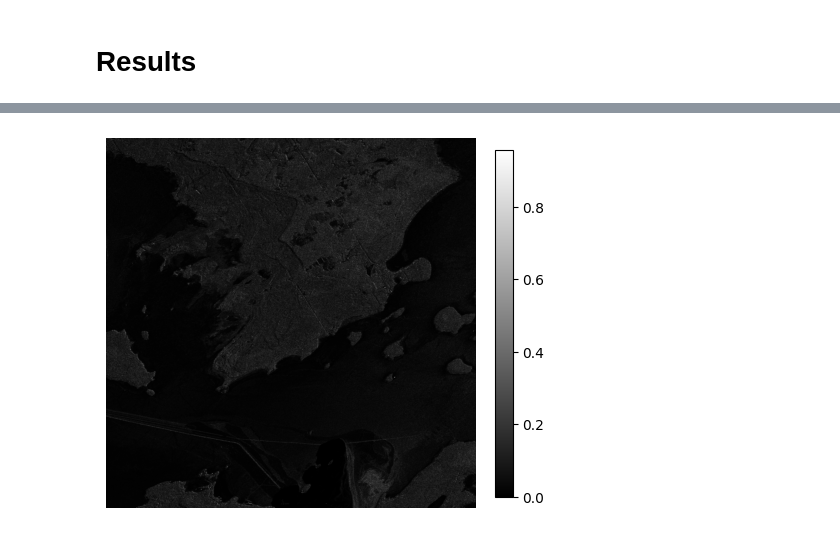
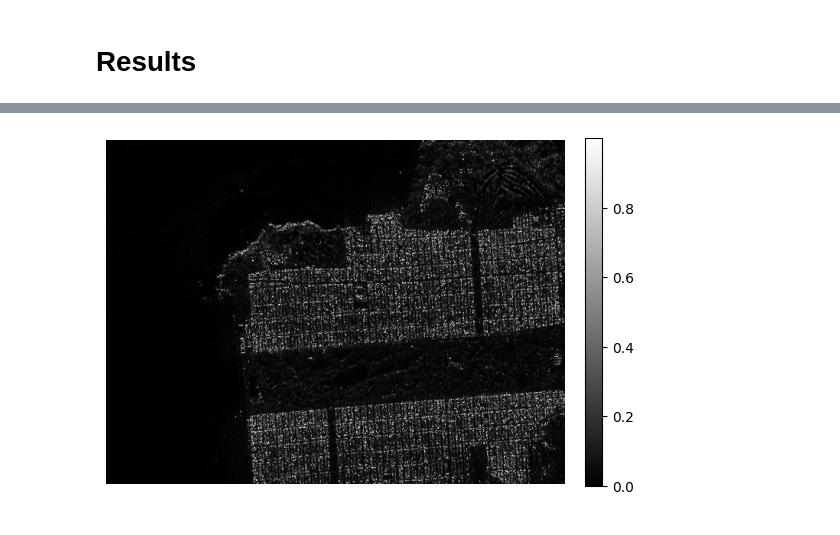
Before and after one commit to jeovafarias/SAR-Roughness-Estimation-Neural-Nets, a Jupyter notebook: Roughness_Map_SAR_Estimation.ipynb, the cells around one changed output, grey strips where cells are left out. Drawn from its saved outputs; the diff is of its cells as text; code cells hidden in the pictures.

```diff
--- a/Roughness_Map_SAR_Estimation.ipynb
+++ b/Roughness_Map_SAR_Estimation.ipynb
@@ -64,7 +61,7 @@ Tue May 30 14:48:35 2023
 # %% [markdown]
 ## Parameters
 # %%
-L = 1
+L = 4
 img_size = (10, 10)
 ds_size = 1000
 num_moments = 2
@@ -152,10 +149,8 @@ class NeuralNet(nn.Module):
         self.conv1 = nn.Conv2d(num_moments, 8, kernel_size=1)
         self.conv2 = nn.Conv2d(8, 4, kernel_size=1)
         self.conv3 = nn.Conv2d(4, 1, kernel_size=1)
-        # self.AC1 = nn.Tanh()
-        # self.AC2 = nn.Tanh()
-        self.AC1 = nn.ReLU()
-        self.AC2 = nn.ReLU()
+        self.AC1 = nn.Tanh()
+        self.AC2 = nn.Tanh()
 
     def forward(self, x):
         x = self.conv1(x)
@@ -279,8 +265,0 @@ tensor(1.4877, device='cuda:0', grad_fn=<StdBackward0>)
-# %%
-drive.mount('/content/drive')
-root_path = '/content/drive/MyDrive/cs thesis - Li Fan/results'
-data_path = root_path+'/mse_new/imgs/San Francisco'
-model_path = root_path+'/mse_new/model_3_L1.pth'
-
-model.load_state_dict(torch.load(model_path))
-model.eval()
@@ -296,46 +266,38 @@ NeuralNet(
 # %%
-from PIL import Image
-import glob
+#@title Real Images
 
-drive.mount('/content/drive')
-root_path = '/content/drive/MyDrive/cs thesis - Li Fan/results'
-data_path = root_path+'/mse_new/imgs/Sault Sainte Marie'
 
-model.load_state_dict(torch.load(model_path))
+assert L == 1 or L == 4, "The available images are on either 1 or 4 looks"
 model.eval()
-
-dirs = glob.glob(f'{data_path}/*.tif')
-
 window_size = 3
 
-for file in dirs:
-  img = np.array(Image.open(file)).astype(float)
-  # img[img > 1] = 0
-  img = img[1500:2500, 1500:2500]
+if L == 1:
+  url = 'https://github.com/jeovafarias/SAR-Roughness-Estimation-Neural-Nets/raw/main/imgs/ImgSSM_c_IntHH_1500x1500.tif'
+  img_txt = requests.get(url).content
+  img = np.array(Image.open(BytesIO(img_txt))).astype(float)
+else:
+  url = 'https://raw.githubusercontent.com/jeovafarias/SAR-Roughness-Estimation-Neural-Nets/main/imgs/ImgSF_IntHH_450x600.txt'
+  img_txt = requests.get(url).content.decode("utf-8")
+  real_img_size = (450, 600)
+  img = np.reshape(np.fromstring(img_txt , sep='\n'), real_img_size).astype(float)
 
-  img_pre_tensor = img
-  img_tensor = torch.Tensor(img_pre_tensor)[None, :]
+img_tensor = torch.Tensor(img)[None, :]
 
-  t = time.time()
-  logs = get_moments_input(img_tensor, window_size, num_moments)
-  pred = model(logs.to(device))
-  print(time.time() - t)
-  print(file)
+t = time.time()
+logs = get_moments_input(img_tensor, window_size, num_moments)
+pred = model(logs.to(device))
+print(time.time() - t)
 
-  img_new = img.copy()
-  img_new[img_new > 1] = 0
-  plt.imshow(img_new, "gray")
-  plt.colorbar(fraction=0.035, pad=0.04)
-  plt.axis('off')
-  plt.imsave(f"/{os.path.splitext(file)[0]}.png", img, cmap="gray")
-  plt.show()
+img_new = img.copy()
+img_new[img_new > 1] = 0
+plt.imshow(img_new, "gray")
+plt.colorbar(fraction=0.035, pad=0.04)
+plt.axis('off')
+plt.show()
 
-  pred = pred[0, 0, :, :].cpu().detach().numpy()
-  # plt.imshow(pred, "gray")
-  plt.imshow(pred, "gray", vmin=-15, vmax=0)
-  plt.colorbar(fraction=0.04, pad=0.04)
-  plt.axis('off')
-  plt.imsave( f"/{os.path.splitext(file)[0]}.png", pred, cmap="gray")
-  plt.savefig(f"/{os.path.splitext(file)[0]}_fig.png")
-  plt.show()
+pred = pred[0, 0, :, :].cpu().detach().numpy()
+plt.imshow(pred, "gray", vmin=-15, vmax=0)
+plt.colorbar(fraction=0.04, pad=0.04)
+plt.axis('off')
+plt.show()
 # %% [output]
@@ -345 +305 @@ Drive already mounted at /content/drive; to attempt to forcibly remount, call dr
-[figure, old version]
+[figure, new version]
```
Also changed, not shown: parts of 12 cells of this notebook.
